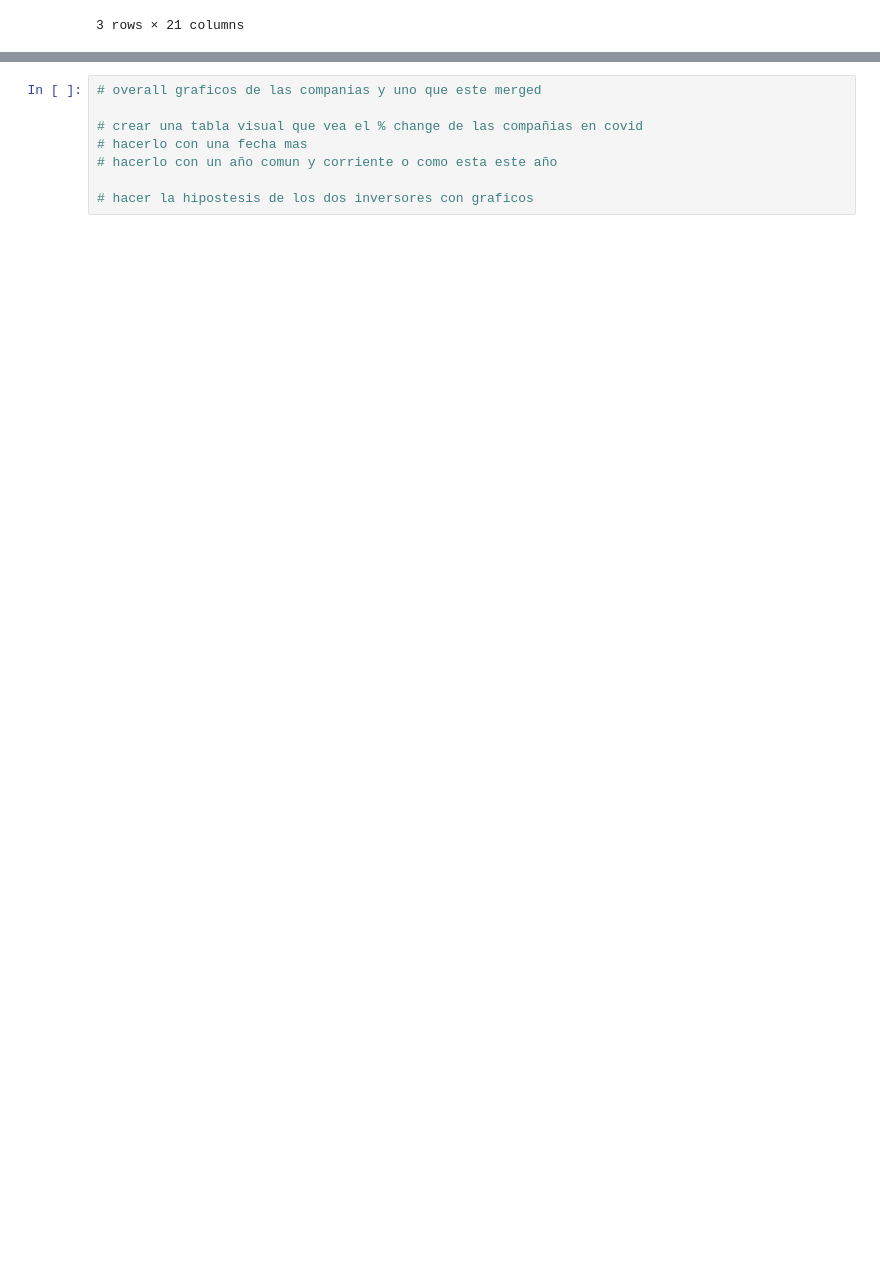
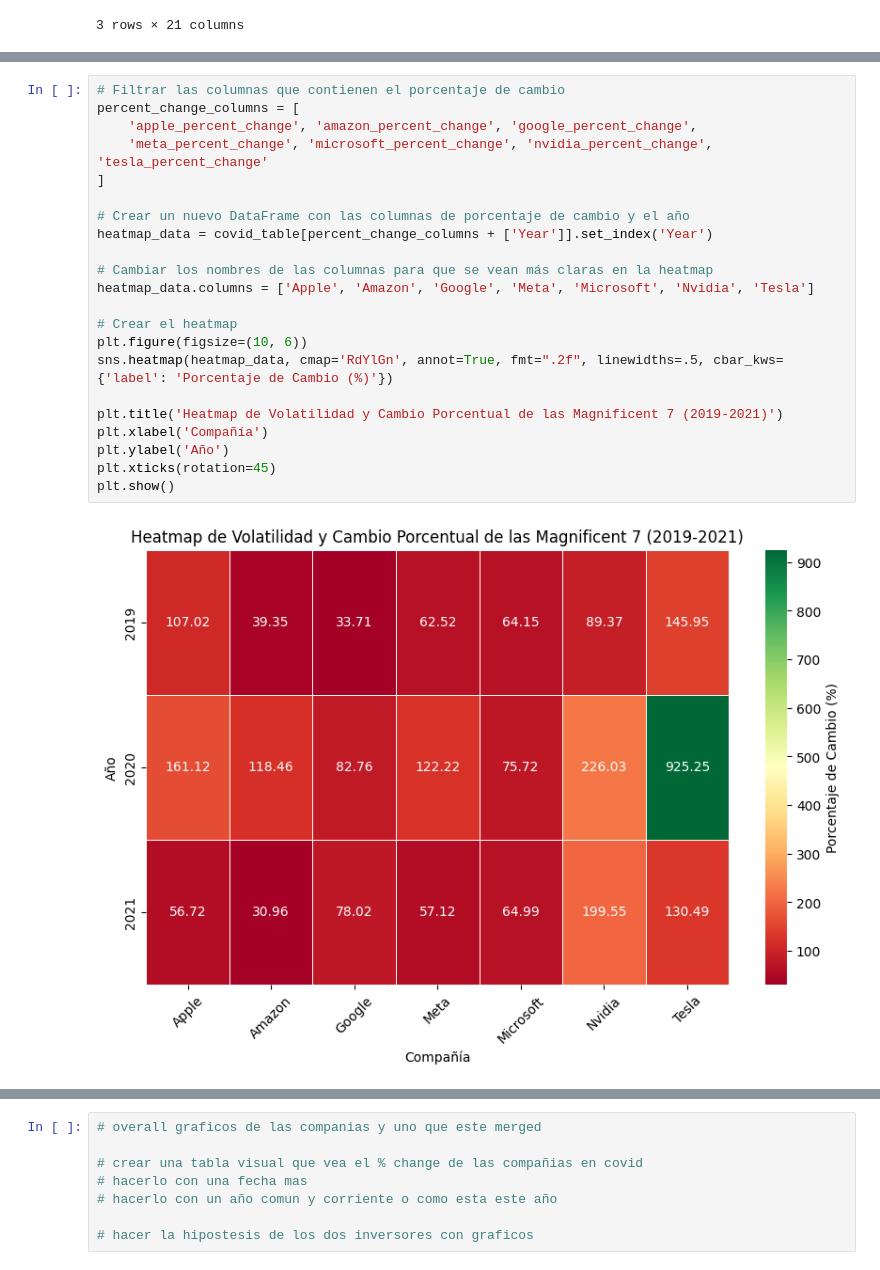
Before and after one commit to SergioChalela/Project_2, a Jupyter notebook: Magnificent_seven.ipynb, the cells around one changed output, grey strips where cells are left out. Cells and saved outputs as stored; diff of their text form; blank space fills up the shorter version.

```diff
--- a/Magnificent_seven.ipynb
+++ b/Magnificent_seven.ipynb
@@ -475,0 +588,24 @@ covid_table
+# %%
+# Filtrar las columnas que contienen el porcentaje de cambio
+percent_change_columns = [
+    'apple_percent_change', 'amazon_percent_change', 'google_percent_change',
+    'meta_percent_change', 'microsoft_percent_change', 'nvidia_percent_change', 'tesla_percent_change'
+]
+
+# Crear un nuevo DataFrame con las columnas de porcentaje de cambio y el año
+heatmap_data = covid_table[percent_change_columns + ['Year']].set_index('Year')
+
+# Cambiar los nombres de las columnas para que se vean más claras en la heatmap
+heatmap_data.columns = ['Apple', 'Amazon', 'Google', 'Meta', 'Microsoft', 'Nvidia', 'Tesla']
+
+# Crear el heatmap
+plt.figure(figsize=(10, 6))
+sns.heatmap(heatmap_data, cmap='RdYlGn', annot=True, fmt=".2f", linewidths=.5, cbar_kws={'label': 'Porcentaje de Cambio (%)'})
+
+plt.title('Heatmap de Volatilidad y Cambio Porcentual de las Magnificent 7 (2019-2021)')
+plt.xlabel('Compañía')
+plt.ylabel('Año')
+plt.xticks(rotation=45)
+plt.show()
+# %% [output]
+[figure, added]
```
Also changed, not shown: parts of 12 cells of this notebook.
